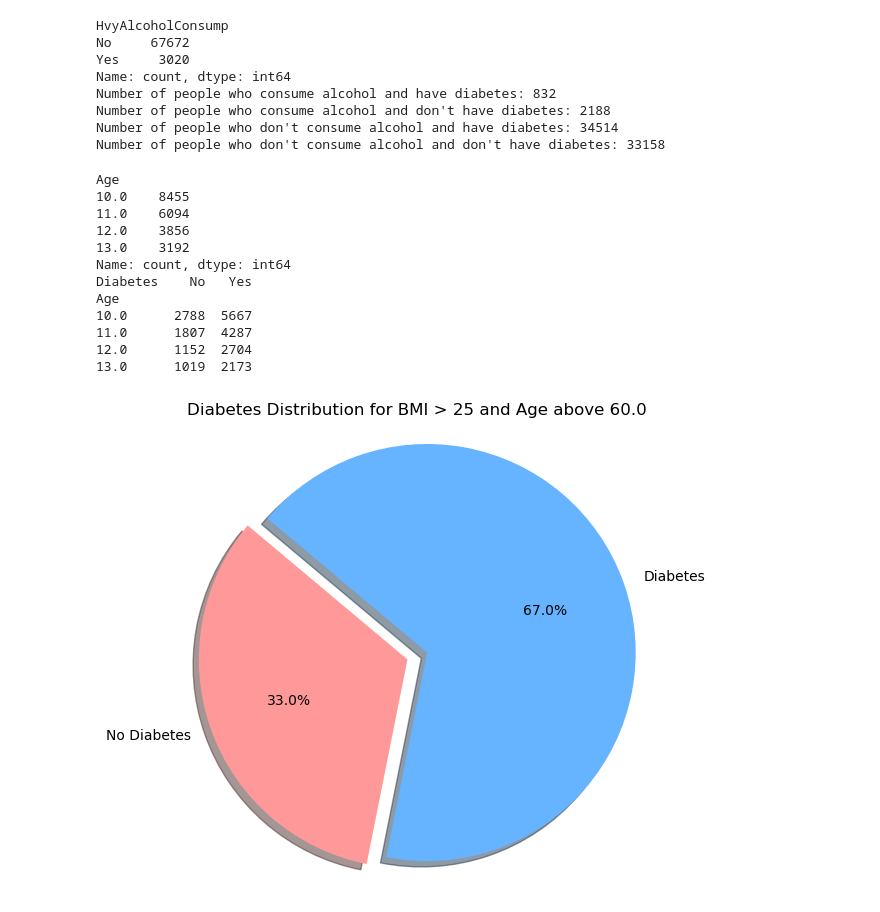
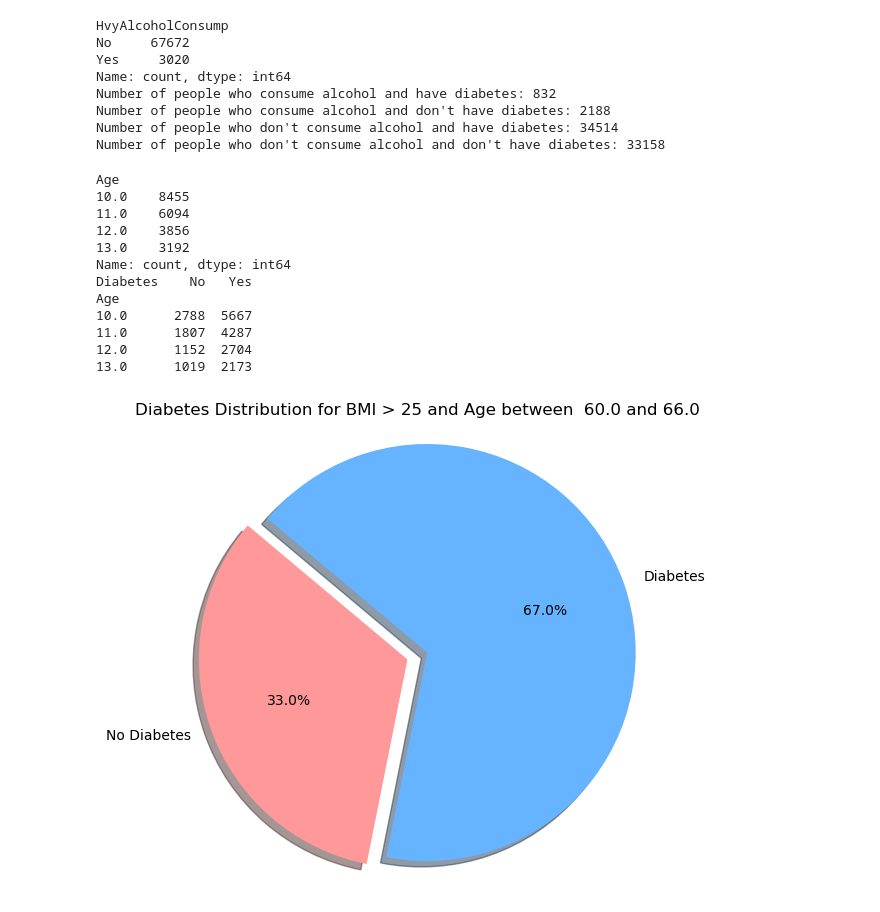
Before and after one commit to jjmccarty/project2_diabetes_outcomes, a Jupyter notebook: Test_RandomForest_with StandardScaler.ipynb, the cells around one changed output. Cells and saved outputs as stored; diff of their text form; code cells hidden in the pictures.

```diff
--- a/Test_RandomForest_with StandardScaler.ipynb
+++ b/Test_RandomForest_with StandardScaler.ipynb
@@ -466,7 +466,7 @@ for age in age_diabetes_counts.index:
     plt.figure(figsize=(6, 6))
     plt.pie(sizes, explode=explode, labels=labels, colors=colors, autopct='%1.1f%%',
             shadow=True, startangle=140)
-    plt.title(f'Diabetes Distribution for BMI > 25 and Age above {age * 6}')
+    plt.title(f'Diabetes Distribution for BMI > 25 and Age between  {age * 6} and {(age + 1) * 6}')
     plt.axis('equal')  # Equal aspect ratio ensures that pie is drawn as a circle.
     plt.show()
 
@@ -500,31 +500,31 @@ plt.axis('equal')  # Equal aspect ratio ensures that pie is drawn as a circle.
 plt.show()
 
 
 # Create a pie chart with all the age groups in df distributed as separate sections for Diabetes = 0
 
 # Filter the data to include only those with Diabetes = 0
 diabetes_negative = age_counts[age_counts['Diabetes'] == 0]
 
 # Group by age and count the number of occurrences
 age_group_counts = diabetes_negative['Age'].value_counts()
 
 # Create a pie chart
 plt.figure(figsize=(10, 10))
 plt.pie(age_group_counts, labels=age_group_counts.index, autopct='%1.1f%%', startangle=140, colors=plt.cm.Paired.colors)
 plt.title('Distribution of Age Groups for Diabetes = 0')
 plt.axis('equal')  # Equal aspect ratio ensures that pie is drawn as a circle.
 plt.show()
 # %% [output]
 Age
 10.0    8455
 11.0    6094
 12.0    3856
 13.0    3192
 Name: count, dtype: int64
 Diabetes    No   Yes
 Age
 10.0      2788  5667
 11.0      1807  4287
 12.0      1152  2704
 13.0      1019  2173
-[figure, old version]
+[figure, new version]
```
Also changed, not shown: parts of 2 cells of this notebook.
